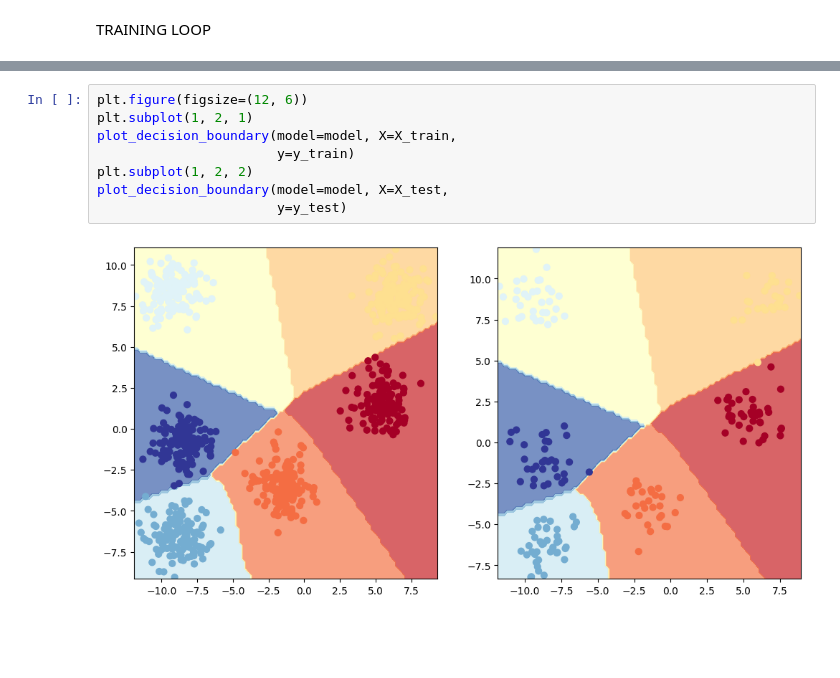
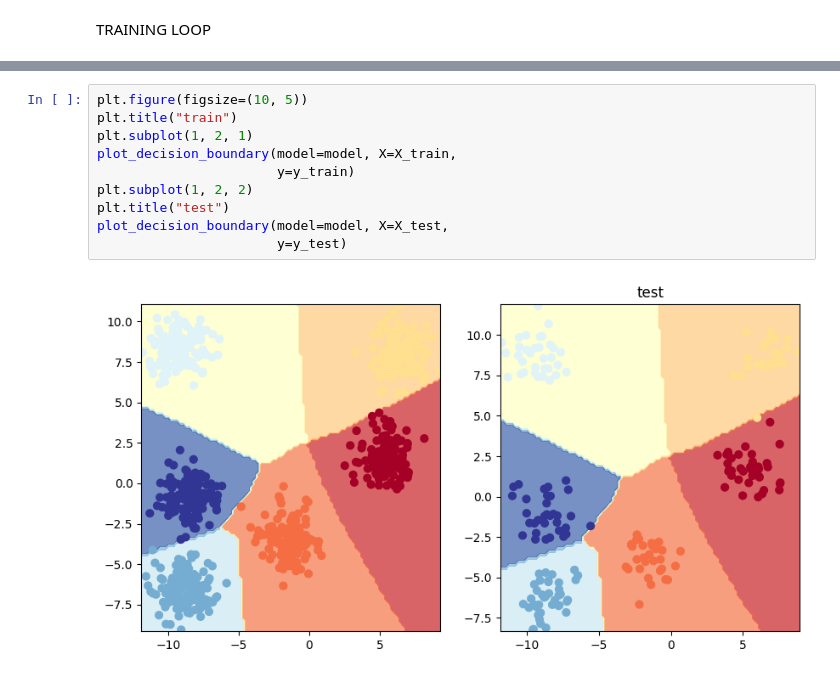
Before and after one commit to m0untain-j3w/PyTorch_Studying, a Jupyter notebook: Classification/Classification_Blobs.ipynb, the cells around one changed output, grey strips where cells are left out. Cells and saved outputs as stored; diff of their text form; blank space fills up the shorter version.

```diff
--- a/Classification/Classification_Blobs.ipynb
+++ b/Classification/Classification_Blobs.ipynb
@@ -134,10 +134,12 @@ Epoch: 2000 | Train Loss: 0.0065 | Test Loss: 0.0088
 # %%
-plt.figure(figsize=(12, 6))
+plt.figure(figsize=(10, 5))
+plt.title("train")
 plt.subplot(1, 2, 1)
 plot_decision_boundary(model=model, X=X_train,
                        y=y_train)
 plt.subplot(1, 2, 2)
+plt.title("test")
 plot_decision_boundary(model=model, X=X_test,
                        y=y_test)
 # %% [output]
-[figure, old version]
+[figure, new version]
```
Also changed, not shown: parts of 2 cells of this notebook, 3 other files.
